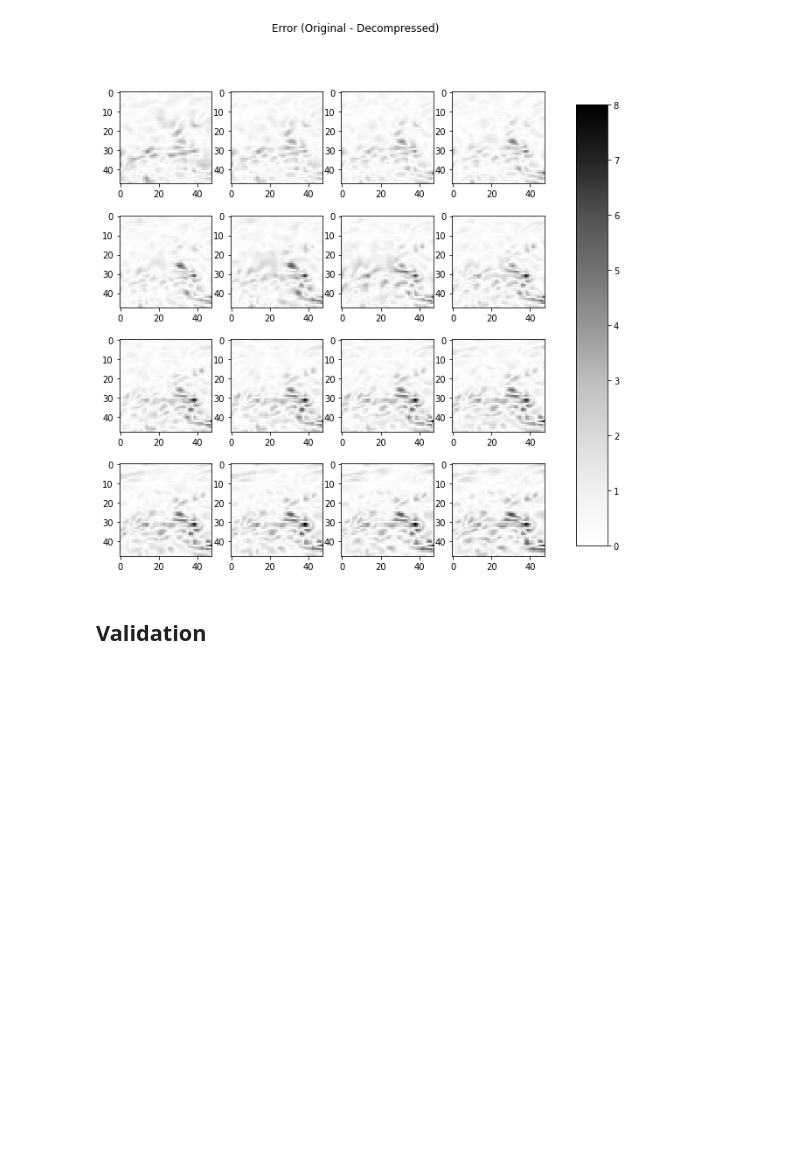
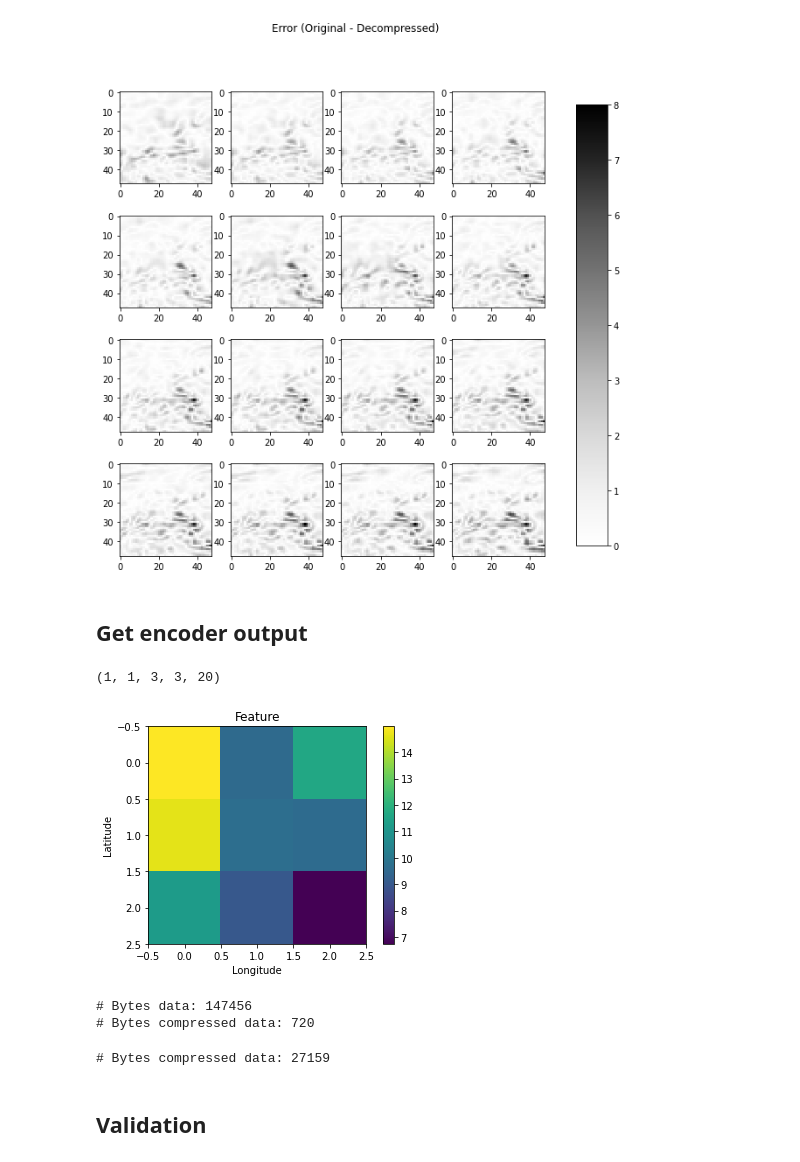
Before and after one commit to SilkeDH/lossy-ml, a Jupyter notebook: notebooks/Model_3.ipynb, the cells around one changed output. Drawn from its saved outputs; the diff is of its cells as text; code cells hidden in the pictures; blank space fills up the shorter version.

```diff
--- a/notebooks/Model_3.ipynb
+++ b/notebooks/Model_3.ipynb
@@ -78,5 +78,5 @@ Epoch 99/100
 Epoch 100/100
 1000/1000 [==============================] - 51s 51ms/step - loss: 0.0105 - r2_coef: 0.9935 - MAE: 0.0704 - val_loss: 0.0235 - val_r2_coef: 0.9854 - val_MAE: 0.1065
 # %%
-model.save_weights('model3/weights')
-#model.load_weights('model3/weights')
+#model.save_weights('model3/weights')
+model.load_weights('model3/weights')
@@ -138,6 +140,33 @@ result3 = np.absolute(test_n-result2)
 mult_plot(result3, 4, 4, "Error (Original - Decompressed)", result3.min(), result3.max(), 'Greys')
 # %% [output]
 [figure]
+# %% [markdown]
+## Get encoder output
+# %%
+from keras.models import Model
+intermediate_layer_model = Model(inputs=model.input,
+                                 outputs=model.get_layer('conv3d_3').output)
+# %%
+intermediate_output = intermediate_layer_model(test_data).numpy()
+intermediate_output.shape
+# %% [output]
+(1, 1, 3, 3, 20)
+# %%
+single_plot(intermediate_output, 0, "Feature")
+# %% [output]
+[figure, added]
+# %%
+print("# Bytes data:", test_data.nbytes)
+print("# Bytes compressed data:", intermediate_output.nbytes)
+# %% [output]
+# Bytes data: 147456
+# Bytes compressed data: 720
+# %%
+import fpzip
+compressed_bytes = fpzip.compress(test_data[0], precision=16, order='C')
+print("# Bytes compressed data:", len(compressed_bytes))
+# %% [output]
+# Bytes compressed data: 27159
 # %% [markdown]
 ## Validation
 # %%
```
Also changed, not shown: parts of 1 cell of this notebook, 2 other files.
